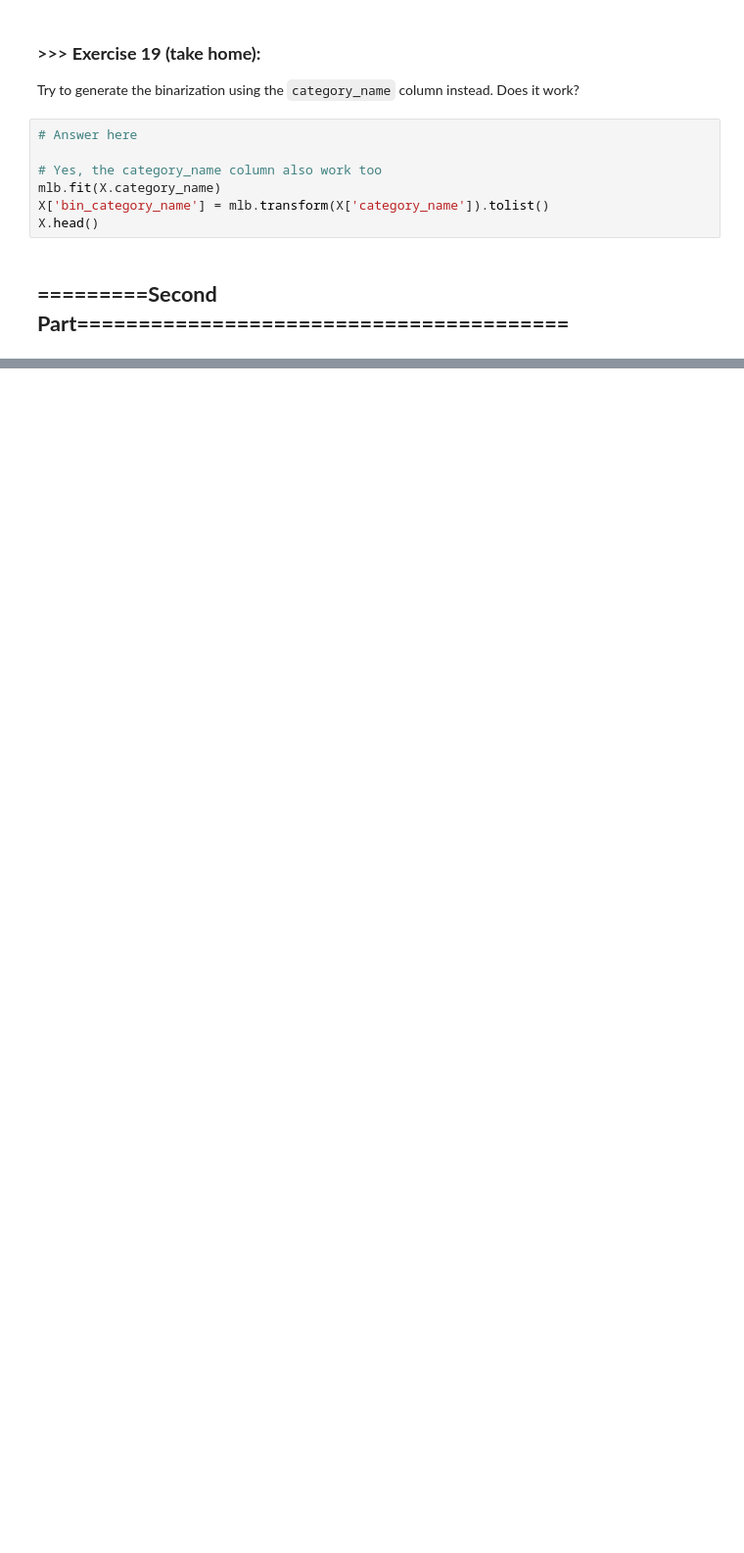
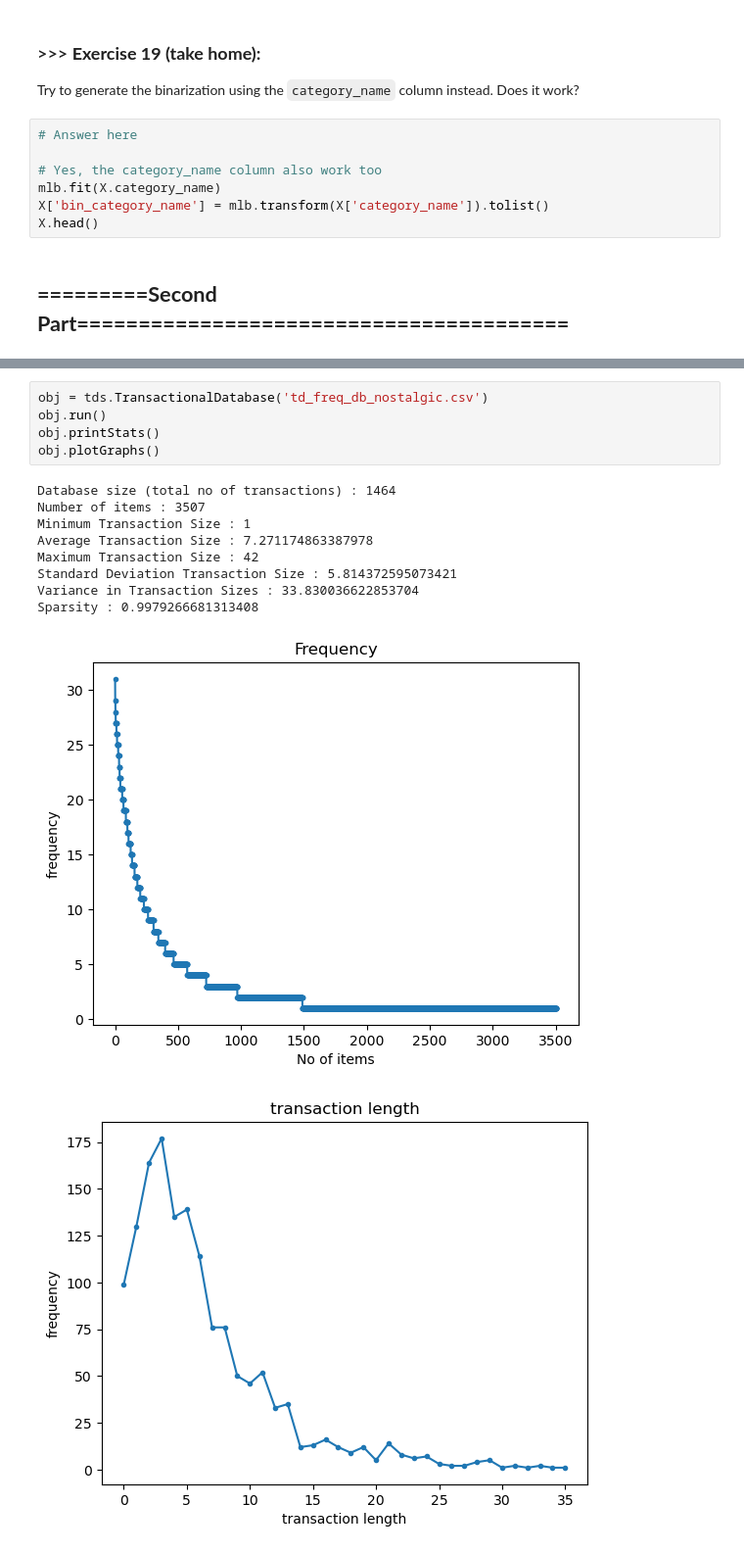
Before and after one commit to luzi2023/DM2024-Lab1-Homework, a Jupyter notebook: DM2024-Lab1-Homework.ipynb, the cells around one changed output, grey strips where cells are left out. Shown at 98% size. Drawn from its saved outputs; the diff is of its cells as text; blank space fills up the shorter version.

```diff
--- a/DM2024-Lab1-Homework.ipynb
+++ b/DM2024-Lab1-Homework.ipynb
@@ -291,0 +582,16 @@ df.head()
+# %%
+obj = tds.TransactionalDatabase('td_freq_db_nostalgic.csv')
+obj.run()
+obj.printStats()
+obj.plotGraphs()
+# %% [output]
+Database size (total no of transactions) : 1464
+Number of items : 3507
+Minimum Transaction Size : 1
+Average Transaction Size : 7.271174863387978
+Maximum Transaction Size : 42
+Standard Deviation Transaction Size : 5.814372595073421
+Variance in Transaction Sizes : 33.830036622853704
+Sparsity : 0.9979266681313408
+[figure, added]
+[figure, added]
```
Also changed, not shown: parts of 28 cells of this notebook, 1 other file.
